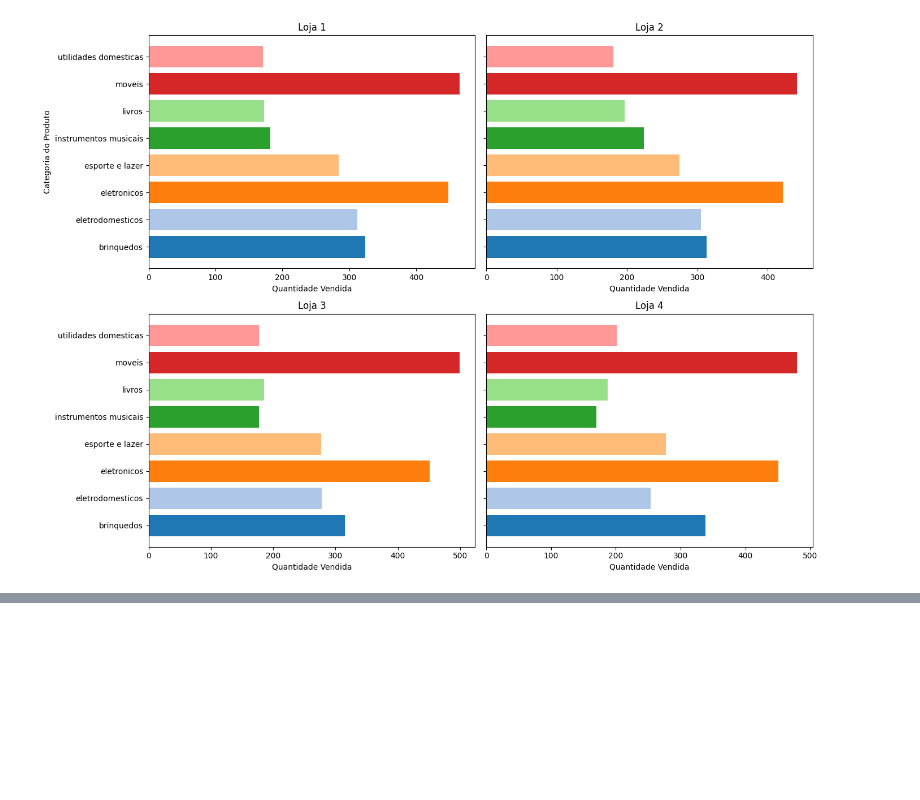
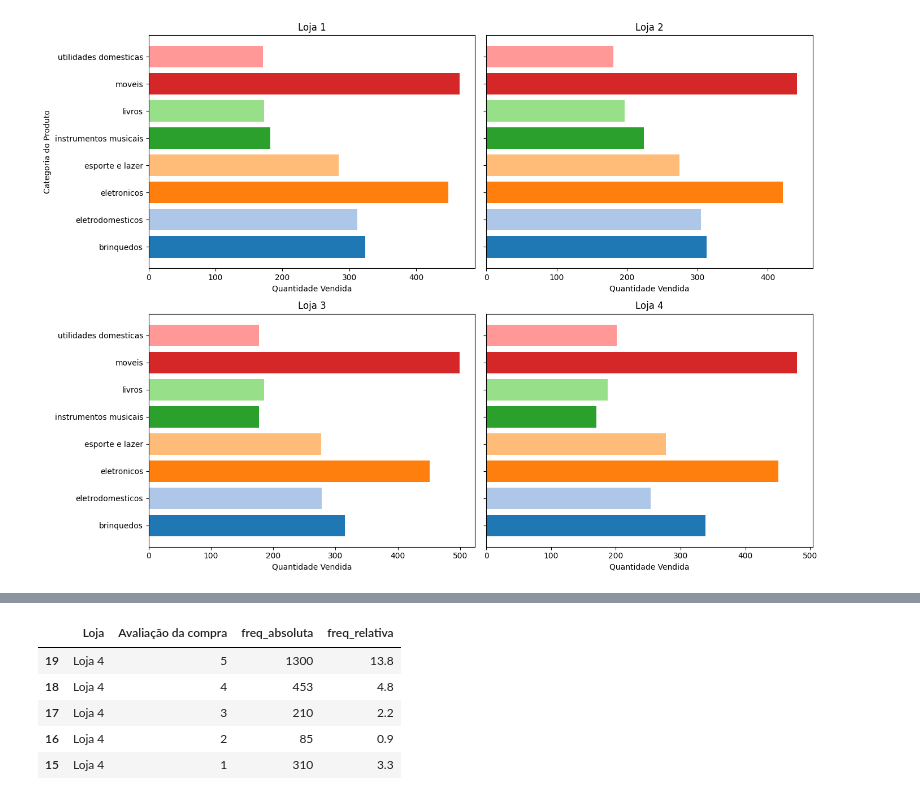
Before and after one commit to biellrodri/data-science-alura, a Jupyter notebook: challenge-alura-store/projeto_alura_store.ipynb, the cells around one changed output, grey strips where cells are left out. Cells and saved outputs as stored; diff of their text form; code cells hidden in the pictures; blank space fills up the shorter version.

```diff
--- a/challenge-alura-store/projeto_alura_store.ipynb
+++ b/challenge-alura-store/projeto_alura_store.ipynb
@@ -161,0 +189,11 @@ plt.show()
+# %%
+#criando a frequência relativa
+freq_avaliacoes['freq_relativa'] = round((freq_avaliacoes['freq_absoluta'] / freq_avaliacoes['freq_absoluta'].sum()) * 100, 1)
+freq_avaliacoes.head()
+# %% [output]
+|  | Loja | Avaliação da compra | freq_absoluta | freq_relativa |
+| 19 | Loja 4 | 5 | 1300 | 13.8 |
+| 18 | Loja 4 | 4 | 453 | 4.8 |
+| 17 | Loja 4 | 3 | 210 | 2.2 |
+| 16 | Loja 4 | 2 | 85 | 0.9 |
+| 15 | Loja 4 | 1 | 310 | 3.3 |
```
Also changed, not shown: parts of 8 cells of this notebook.
